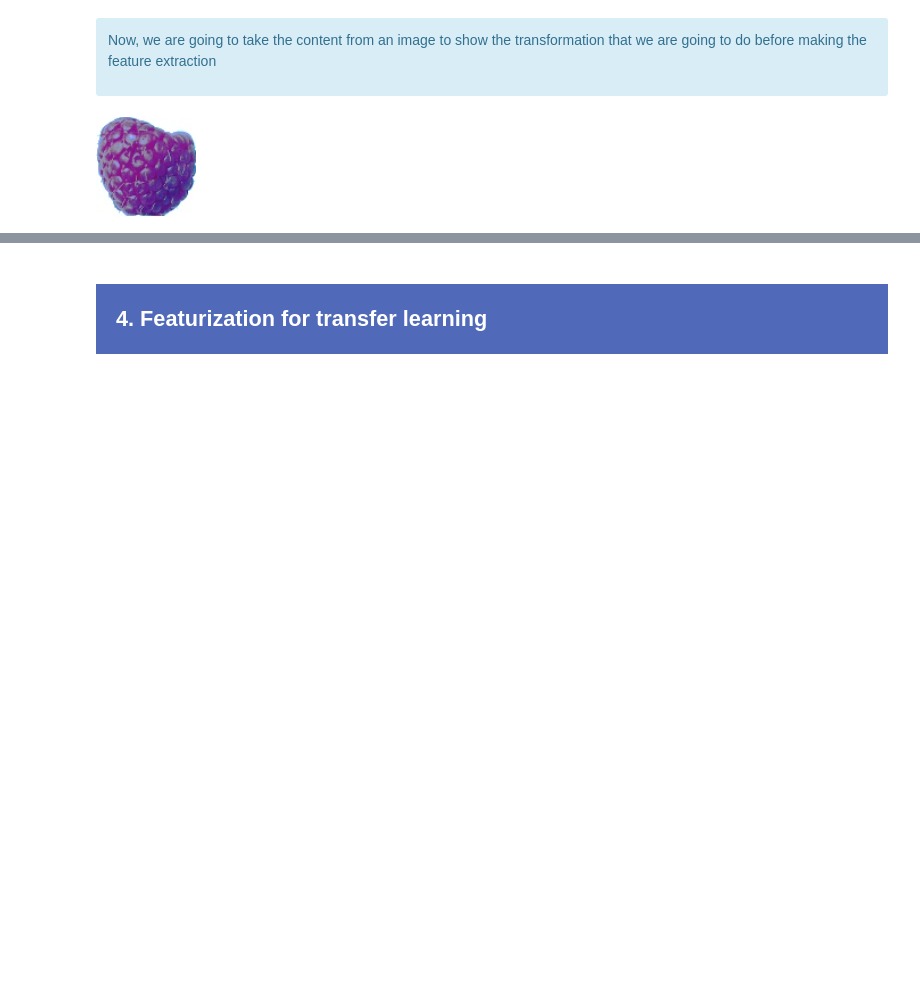
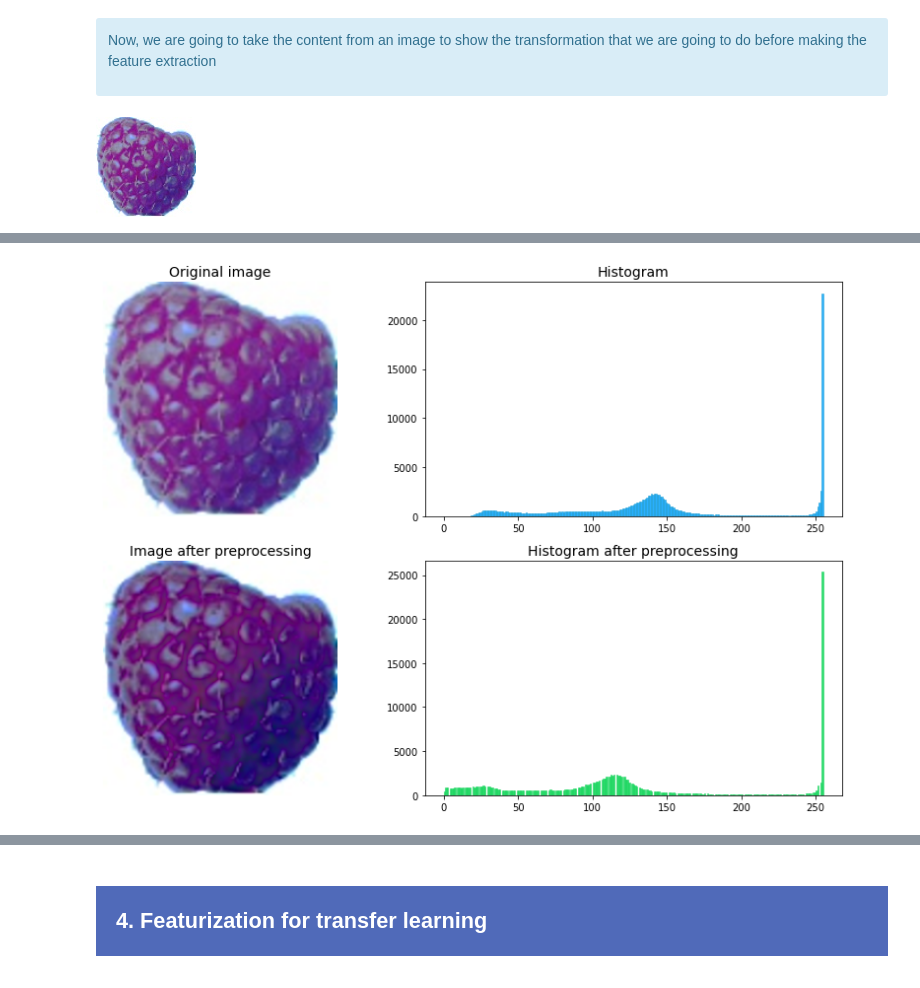
Before and after one commit to samirhinojosa/OC-P8-deploy-a-model-in-the-cloud, a Jupyter notebook: PoC_notebook_final.ipynb, the cells around one changed output, grey strips where cells are left out. Cells and saved outputs as stored; diff of their text form; code cells hidden in the pictures; blank space fills up the shorter version.

Commit message:
preprocessing images

```diff
--- a/PoC_notebook_final.ipynb
+++ b/PoC_notebook_final.ipynb
@@ -336,0 +302,6 @@ from PIL import ImageOps
+# %%
+image_contrast_and_brightness = contrast_and_brightness(image_resized)
+# %%
+show_image_and_histogram(image_resized, image_contrast_and_brightness)
+# %% [output]
+[figure, added]
```
Also changed, not shown: parts of 31 cells of this notebook, 1 other file.
